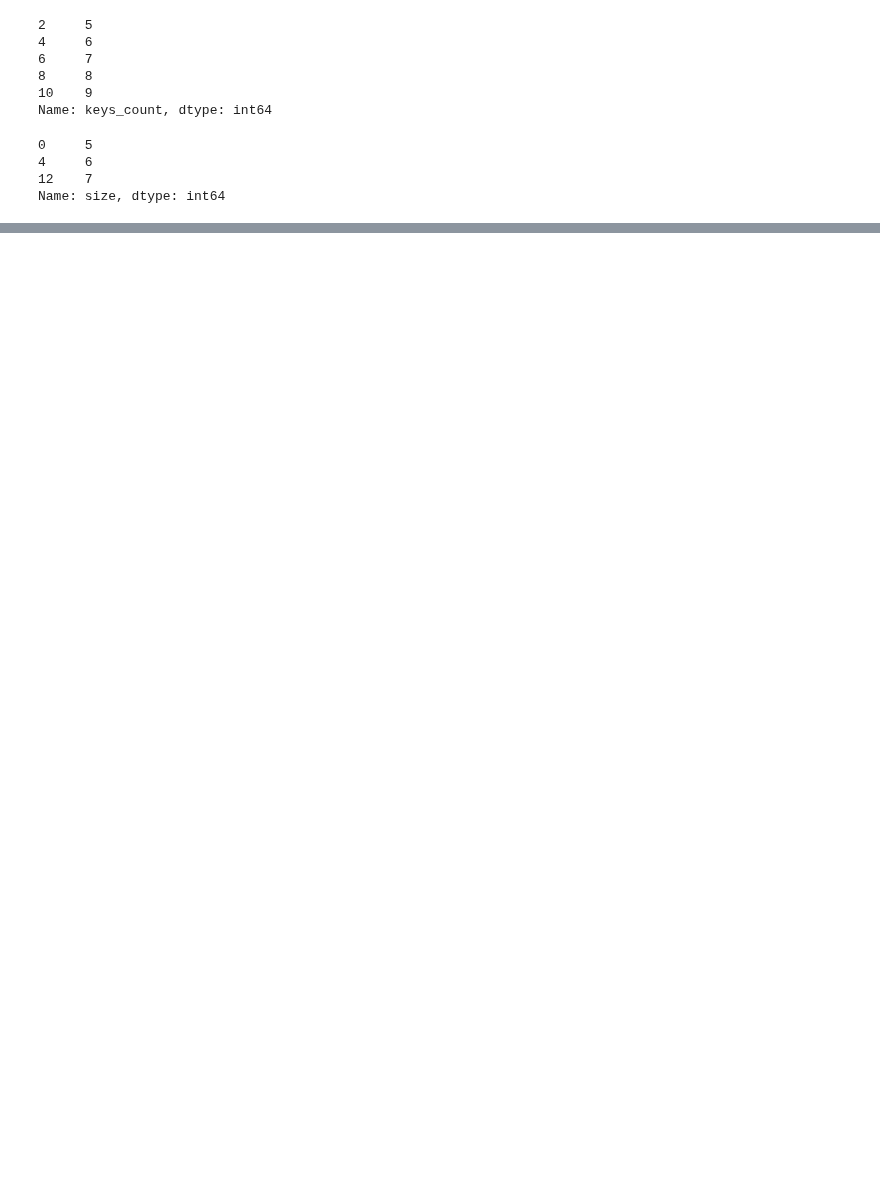
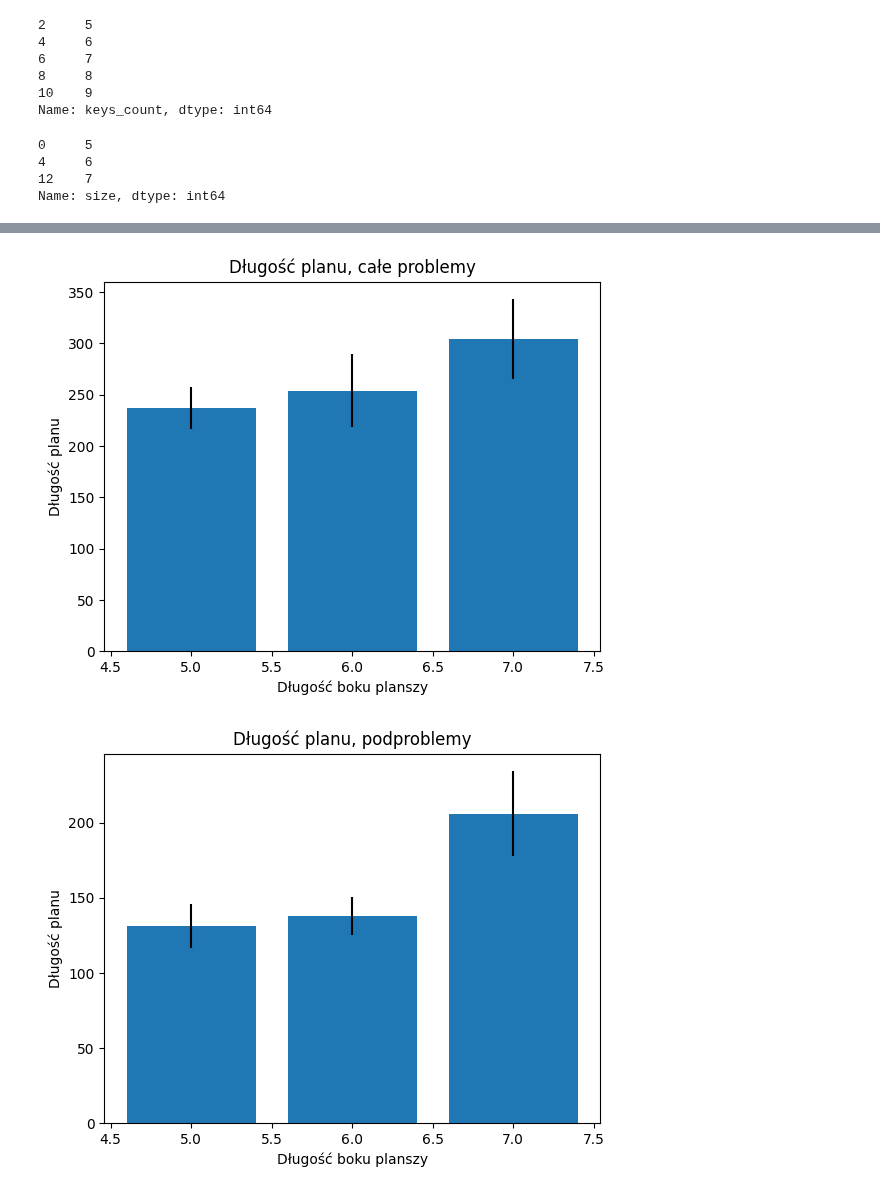
Before and after one commit to piotrkubala/blocky-game, a Jupyter notebook: experiments_plots.ipynb, the cells around one changed output, grey strips where cells are left out. Drawn from its saved outputs; the diff is of its cells as text; code cells hidden in the pictures; blank space fills up the shorter version.

```diff
--- a/experiments_plots.ipynb
+++ b/experiments_plots.ipynb
@@ -187,0 +391,32 @@ plt.show()
+# %%
+p_values_filtered_selected = different_lengths_pvalues_filtered[different_lengths_pvalues_filtered['keys_count'] == 6]
+df_differences_filtered_selected = df_differences_filtered[df_differences_filtered['keys_count'] == 6]
+# %%
+
+plt.title("Długość planu, całe problemy")
+plt.xlabel('Długość boku planszy')
+plt.ylabel('Długość planu')
+plt.bar(df_means_keys6_full_problems_filtered['size'], df_means_keys6_full_problems_filtered['plan_length'], yerr=df_means_keys6_full_problems_filtered['plan_length_std_avg'])
+plt.show()
+
+plt.title("Długość planu, podproblemy")
+plt.xlabel('Długość boku planszy')
+plt.ylabel('Długość planu')
+plt.bar(df_means_keys6_subproblems_filtered['size'], df_means_keys6_subproblems_filtered['plan_length'], yerr=df_means_keys6_subproblems_filtered['plan_length_std_avg'])
+plt.show()
+
+plt.title("Różnica długości planu całe problemy/podproblemy")
+plt.xlabel('Długość boku planszy')
+plt.ylabel('Różnica długości planu')
+plt.bar(df_differences_filtered_selected['size'], df_differences_filtered_selected['difference'], yerr=df_differences_filtered_selected['std'])
+plt.show()
+
+plt.title("Wartości p dla różnic w długości planu")
+plt.xlabel('Długość boku planszy')
+plt.ylabel('p')
+plt.bar(p_values_filtered_selected['size'], p_values_filtered_selected['p_value'])
+plt.plot([min(p_values_filtered_selected['size']) - 0.5, max(p_values_filtered_selected['size']) + 0.5], [0.05, 0.05], 'r--')
+plt.show()
+# %% [output]
+[figure, added]
+[figure, added]
```
Also changed, not shown: parts of 14 cells of this notebook.
